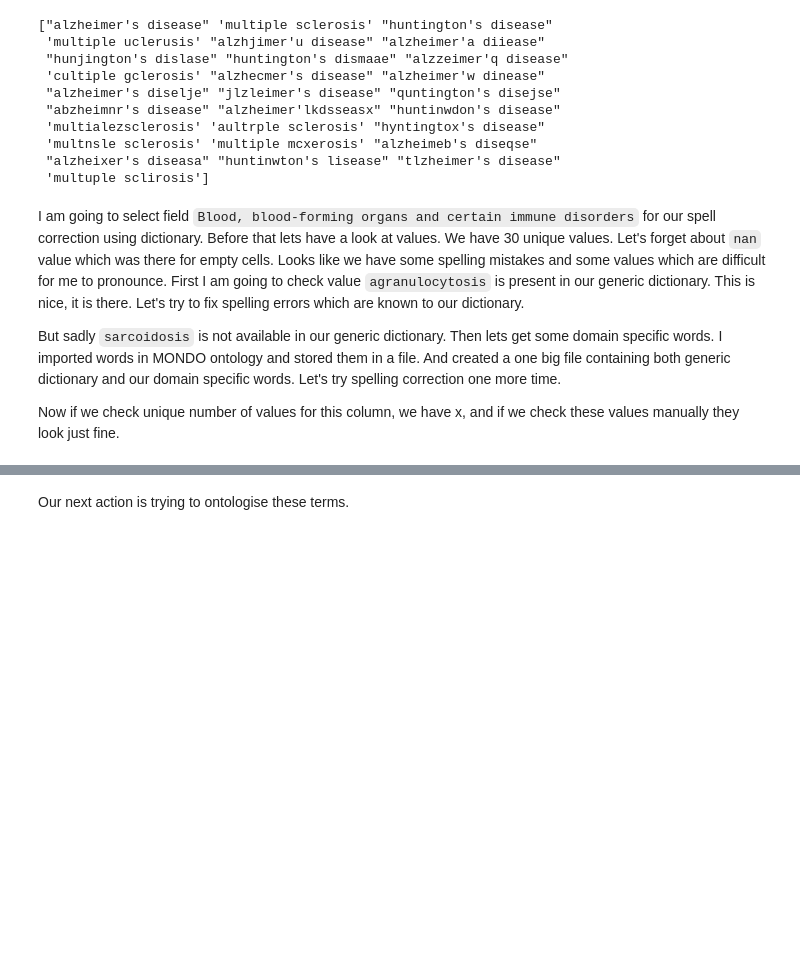
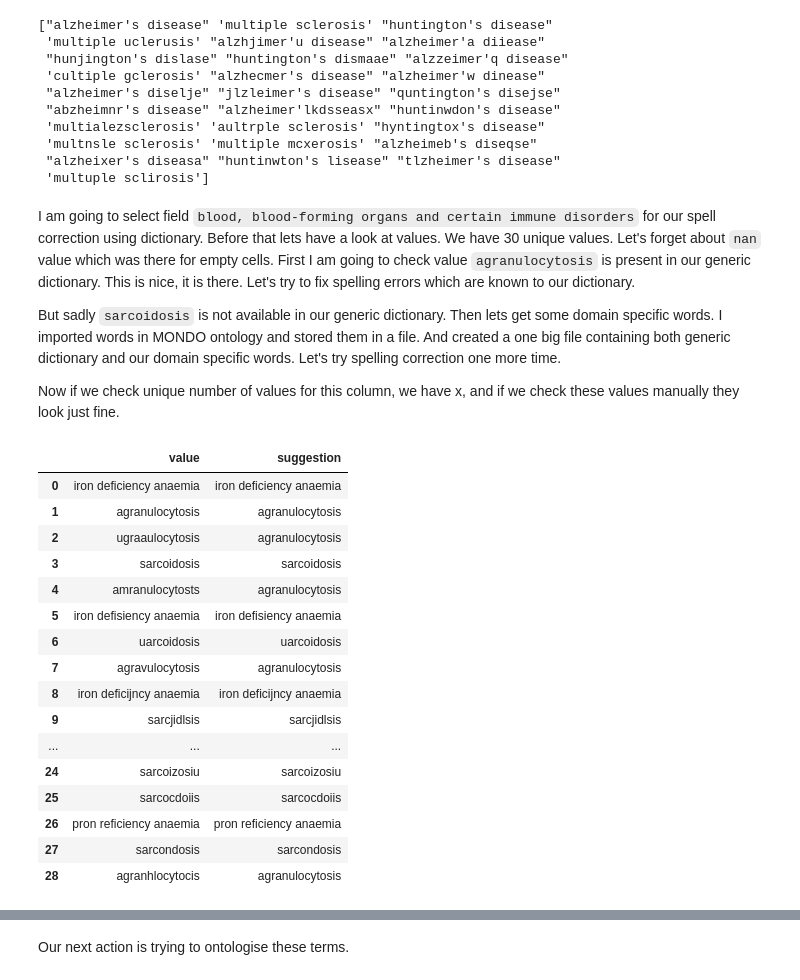
Before and after one commit to theisuru/cohort-data-cleaning, a Jupyter notebook: main.ipynb, the cells around one changed output, grey strips where cells are left out. Saved outputs shown, nothing was run; the diff lists cells and outputs as text; code cells hidden in the pictures; blank space fills up the shorter version.

Commit message:
add spell correction

```diff
--- a/main.ipynb
+++ b/main.ipynb
@@ -240,10 +240,9 @@ print(ukb_data['nervous system disorders'].dropna().unique())
  "alzheixer's diseasa" "huntinwton's lisease" "tlzheimer's disease"
  'multuple sclirosis']
 # %% [markdown]
-I am going to select field `Blood, blood-forming organs and certain immune disorders`
+I am going to select field `blood, blood-forming organs and certain immune disorders`
 for our spell correction using dictionary. Before that lets have a look at values.
 We have 30 unique values. Let's forget about `nan` value which was there for empty cells.
-Looks like we have some spelling mistakes and some values which are difficult for me to pronounce.
 First I am going to check value `agranulocytosis` is present in our generic dictionary.
 This is nice, it is there. Let's try to fix spelling errors which are known to our dictionary.
 
@@ -261,0 +256,36 @@ print(len(ukb_data['Blood, blood-forming organs and certain immune disorders'].u
+# %%
+import pkg_resources
+from symspellpy import SymSpell, Verbosity
+
+sym_spell = SymSpell(max_dictionary_edit_distance=2, prefix_length=7)
+dictionary_path = pkg_resources.resource_filename("symspellpy", "frequency_dictionary_en_82_765.txt")
+bigram_path = pkg_resources.resource_filename("symspellpy", "frequency_bigramdictionary_en_243_342.txt")
+
+sym_spell.load_dictionary(dictionary_path, term_index=0, count_index=1)
+sym_spell.load_bigram_dictionary(bigram_path, term_index=0, count_index=2)
+
+disorder_values = ukb_data['blood, blood-forming organs and certain immune disorders'].dropna().unique()
+suggestion_list = []
+for val in disorder_values:
+    suggestions = sym_spell.lookup(val, Verbosity.CLOSEST, max_edit_distance=2, include_unknown=True)
+    suggestion_list.append({'value': val, 'suggestion': suggestions[0].term})
+
+pd.DataFrame(suggestion_list)
+# %% [output]
+|  | value | suggestion |
+| 0 | iron deficiency anaemia | iron deficiency anaemia |
+| 1 | agranulocytosis | agranulocytosis |
+| 2 | ugraaulocytosis | agranulocytosis |
+| 3 | sarcoidosis | sarcoidosis |
+| 4 | amranulocytosts | agranulocytosis |
+| 5 | iron defisiency anaemia | iron defisiency anaemia |
+| 6 | uarcoidosis | uarcoidosis |
+| 7 | agravulocytosis | agranulocytosis |
+| 8 | iron deficijncy anaemia | iron deficijncy anaemia |
+| 9 | sarcjidlsis | sarcjidlsis |
+| ... | ... | ... |
+| 24 | sarcoizosiu | sarcoizosiu |
+| 25 | sarcocdoiis | sarcocdoiis |
+| 26 | pron reficiency anaemia | pron reficiency anaemia |
+| 27 | sarcondosis | sarcondosis |
+| 28 | agranhlocytocis | agranulocytosis |
```
Also changed, not shown: parts of 5 cells of this notebook, 6 other files.
